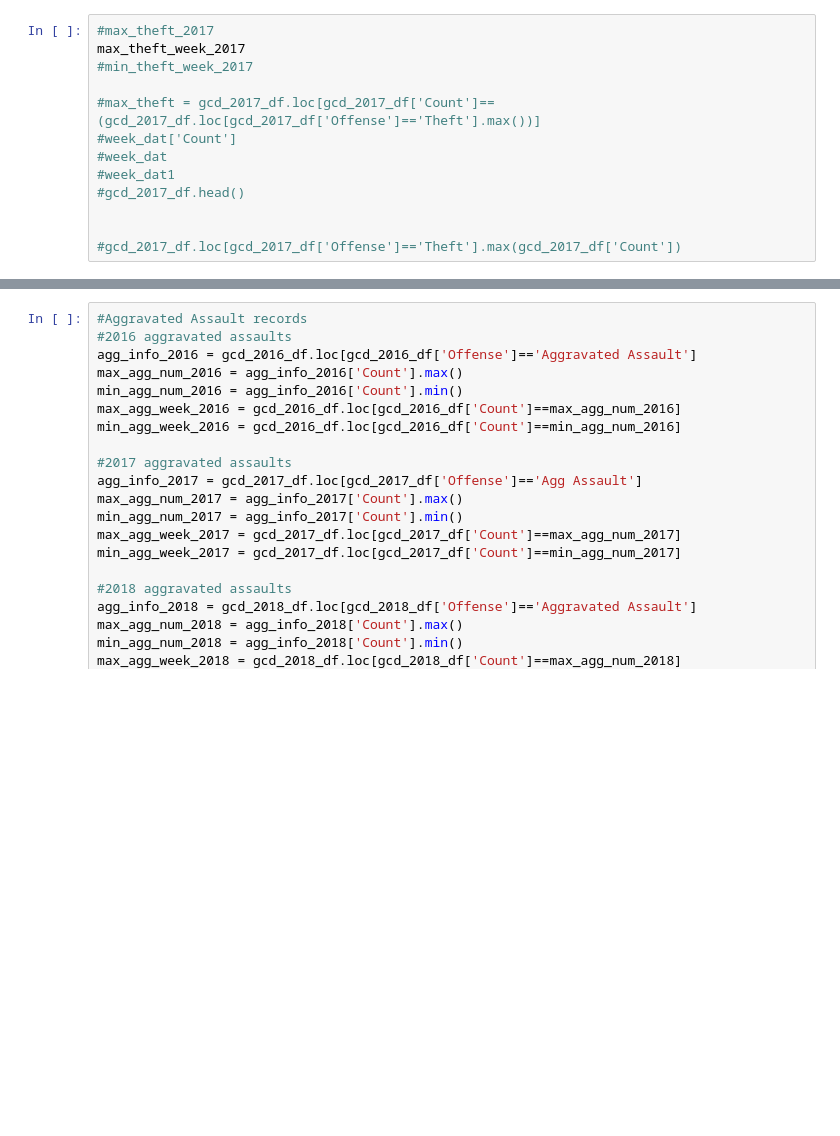
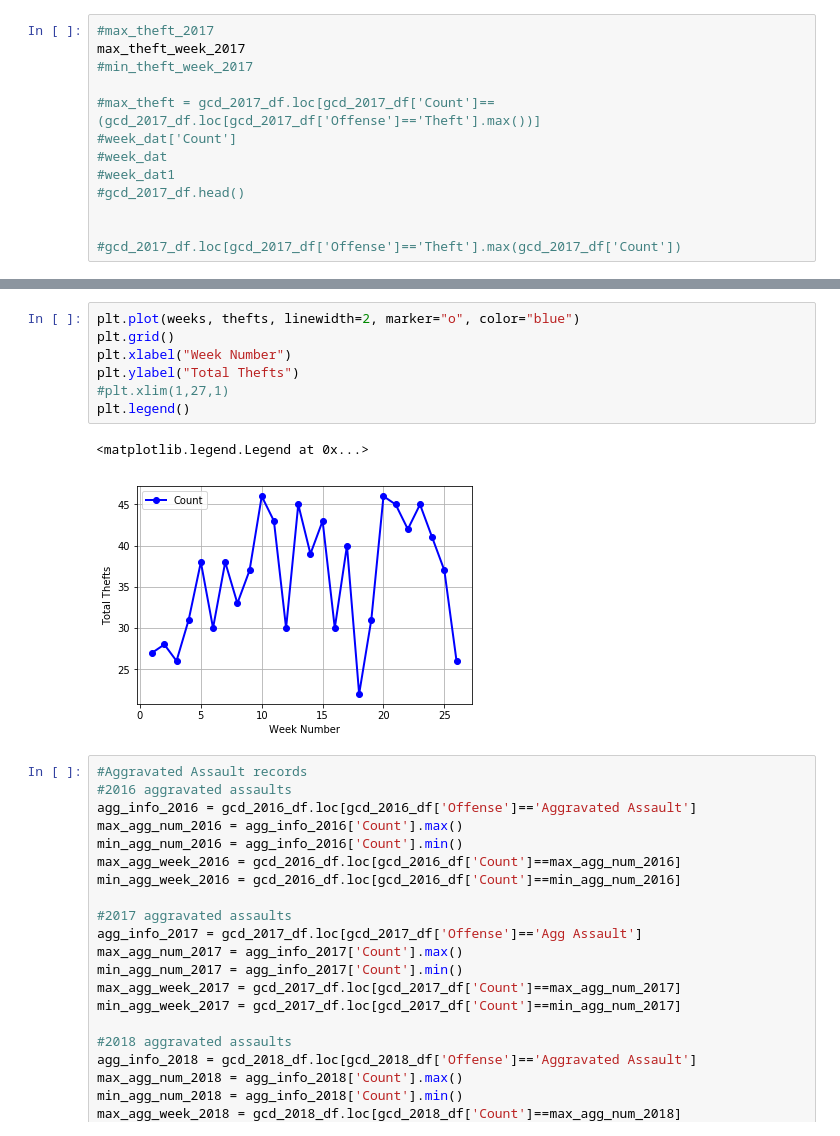
Before and after one commit to cletusajim/Project1-SXSW-Analysis, a Jupyter notebook: crimeincidentdata.ipynb, the cells around one changed output, grey strips where cells are left out. Drawn from its saved outputs; the diff is of its cells as text; blank space fills up the shorter version.

```diff
--- a/crimeincidentdata.ipynb
+++ b/crimeincidentdata.ipynb
@@ -182,3 +275,13 @@ max_theft_week_2017
+# %%
+plt.plot(weeks, thefts, linewidth=2, marker="o", color="blue")
+plt.grid()
+plt.xlabel("Week Number")
+plt.ylabel("Total Thefts")
+#plt.xlim(1,27,1)
+plt.legend()
+# %% [output]
+<matplotlib.legend.Legend at 0x...>
+[figure, added]
 # %%
 #Aggravated Assault records
 #2016 aggravated assaults
```
Also changed, not shown: parts of 7 cells of this notebook.
